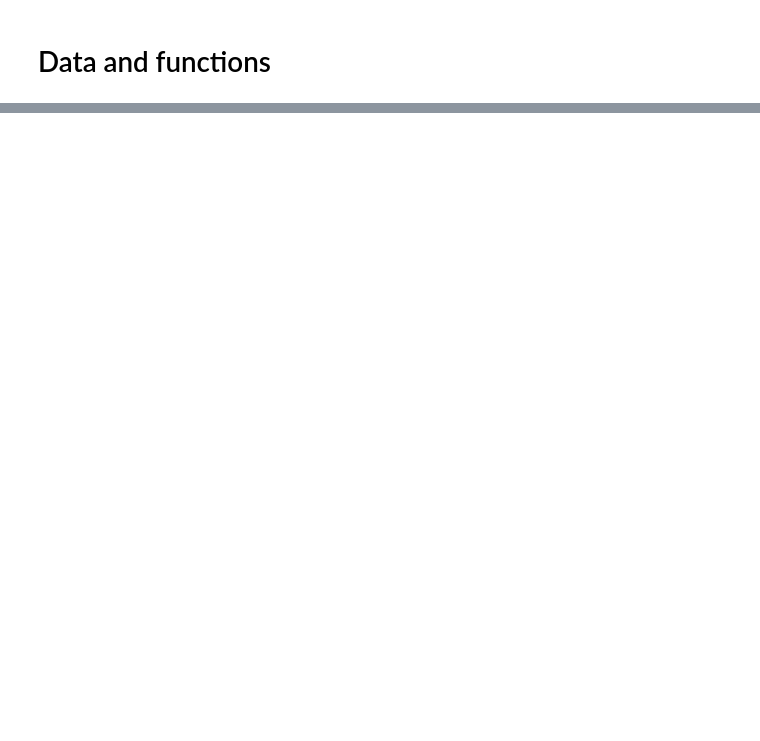
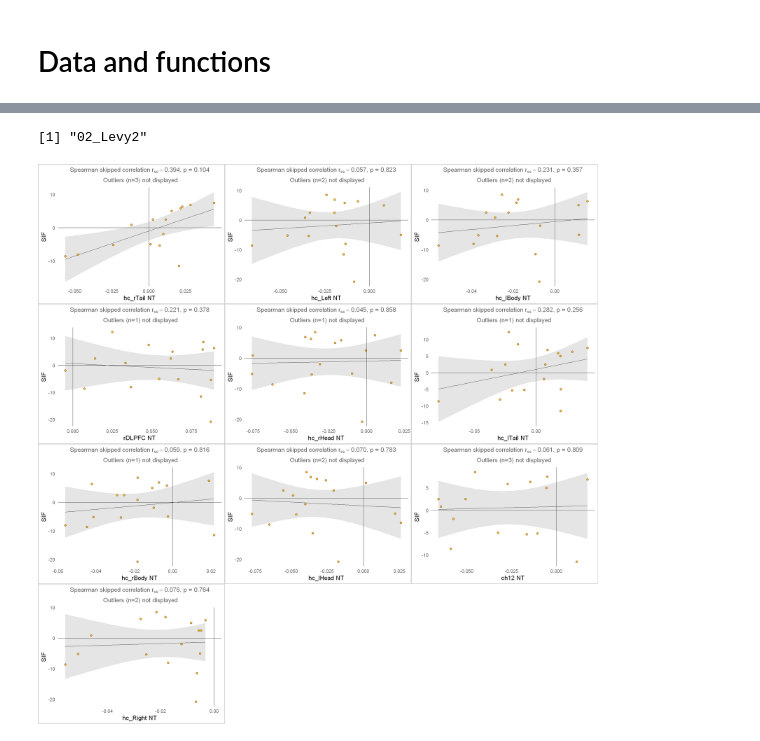
Before and after one commit to dcdace/TNT-Mega-Analysis, a Jupyter notebook: psc-behaviour.ipynb, the cells around one changed output, grey strips where cells are left out. Drawn from its saved outputs; the diff is of its cells as text; code cells hidden in the pictures; blank space fills up the shorter version.

```diff
--- a/psc-behaviour.ipynb
+++ b/psc-behaviour.ipynb
@@ -225,0 +94,3 @@ plotCorrelation(x, y,"NT","SIF",corRes, 1.8, 11, outliers, plotoutliers = FALSE)
+# %%
+data_sif.psc$T_NT <- data_sif.psc$T-data_sif.psc$NT
+plot_per_roi(data_sif.psc, rois, "T_NT", "SIF")
@@ -225,0 +101,5 @@ plotCorrelation(x, y,"NT","SIF",corRes, 1.8, 11, outliers, plotoutliers = FALSE)
+# %%
+# Get a list of all datasets
+datasets <- unique(data_sif.psc$stid)
+datasets
+length(datasets)
@@ -225,0 +120,7 @@ plotCorrelation(x, y,"NT","SIF",corRes, 1.8, 11, outliers, plotoutliers = FALSE)
+# %%
+ds <- datasets[2]
+paste(ds)
+plot_per_roi(subset(data_sif.psc, data_sif.psc$stid == ds), rois, "NT", "SIF")
+# %% [output]
+[1] "02_Levy2"
+[figure, added]
```
Also changed, not shown: parts of 40 cells of this notebook.
